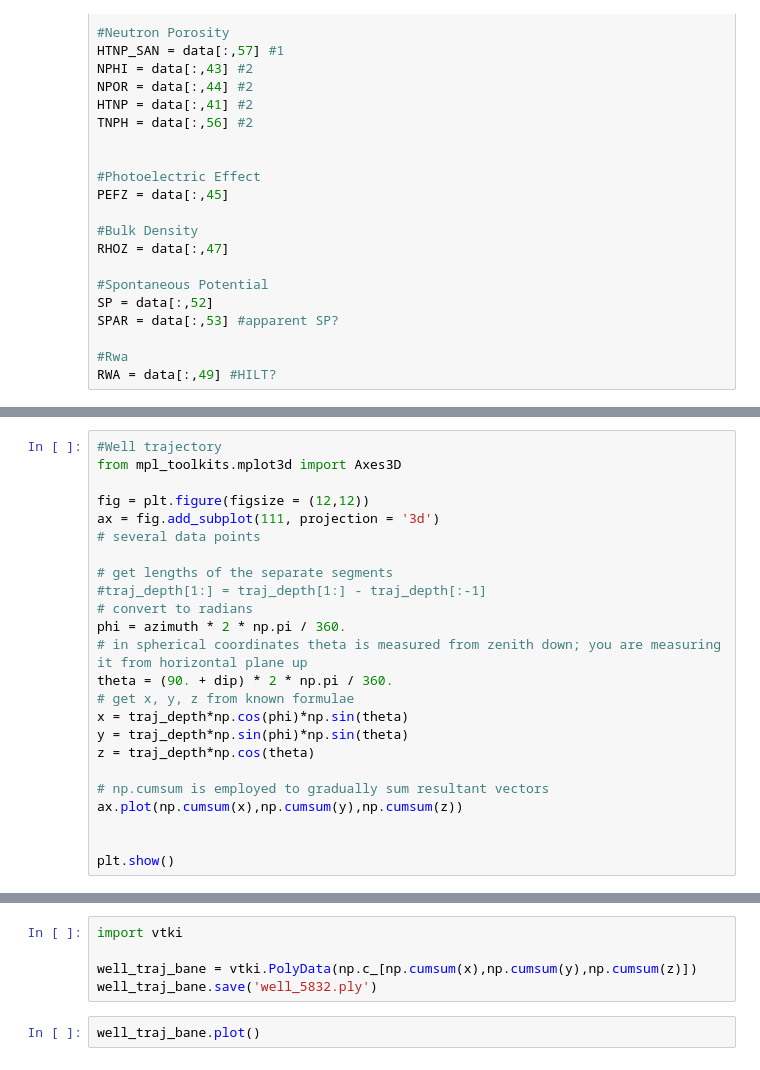
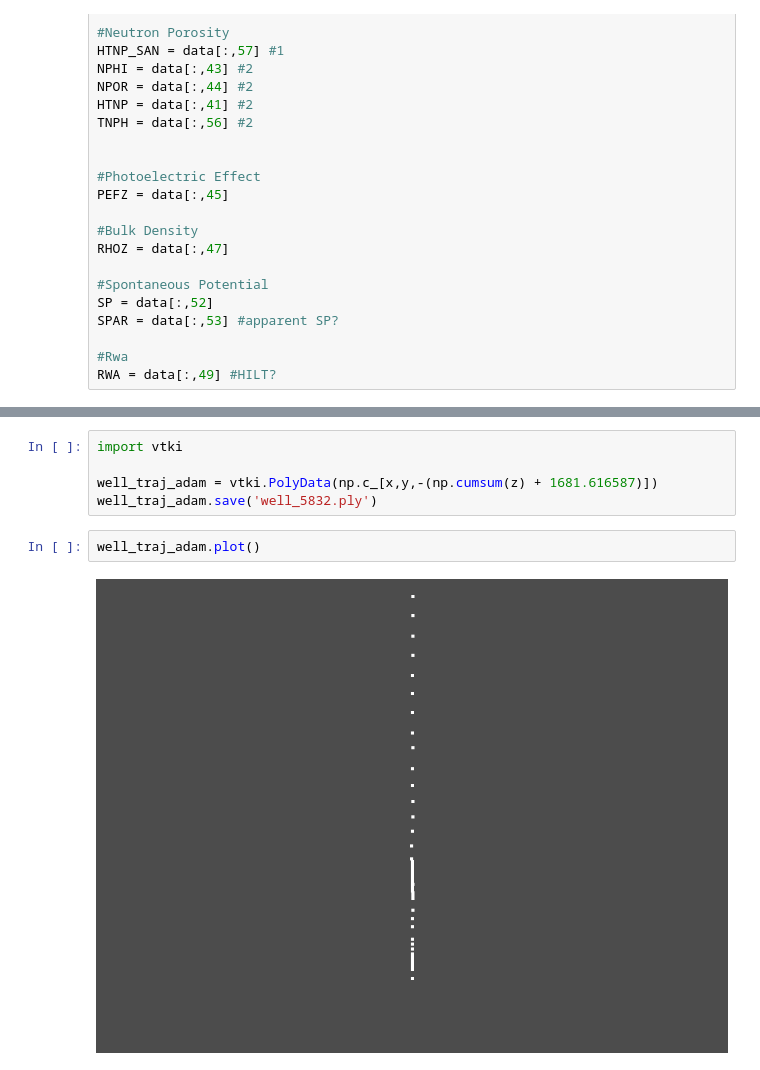
Before and after one commit to OpenGeoVis/GeothermalDesignChallenge, a Jupyter notebook: codebooks/well_data/58-32/58-32.ipynb, the cells around one changed output, grey strips where cells are left out. Drawn from its saved outputs; the diff is of its cells as text.

```diff
--- a/codebooks/well_data/58-32/58-32.ipynb
+++ b/codebooks/well_data/58-32/58-32.ipynb
@@ -122,24 +167,0 @@ print(azimuth)
-# %%
-#Well trajectory
-from mpl_toolkits.mplot3d import Axes3D
-
-fig = plt.figure(figsize = (12,12))
-ax = fig.add_subplot(111, projection = '3d')
-# several data points
-
-# get lengths of the separate segments
-#traj_depth[1:] = traj_depth[1:] - traj_depth[:-1]
-# convert to radians
-phi = azimuth * 2 * np.pi / 360.
-# in spherical coordinates theta is measured from zenith down; you are measuring it from horizontal plane up
-theta = (90. + dip) * 2 * np.pi / 360.
-# get x, y, z from known formulae
-x = traj_depth*np.cos(phi)*np.sin(theta)
-y = traj_depth*np.sin(phi)*np.sin(theta)
-z = traj_depth*np.cos(theta)
-
-# np.cumsum is employed to gradually sum resultant vectors
-ax.plot(np.cumsum(x),np.cumsum(y),np.cumsum(z))
-
-
-plt.show()
@@ -146,10 +190,12 @@ plt.show()
 # %%
 import vtki
 
-well_traj_bane = vtki.PolyData(np.c_[np.cumsum(x),np.cumsum(y),np.cumsum(z)])
-well_traj_bane.save('well_5832.ply')
+well_traj_adam = vtki.PolyData(np.c_[x,y,-(np.cumsum(z) + 1681.616587)])
+well_traj_adam.save('well_5832.ply')
 # %%
-well_traj_bane.plot()
+well_traj_adam.plot()
+# %% [output]
+[figure, added]
 # %%
 ##Density Log
 
```
Also changed, not shown: parts of 11 cells of this notebook, 7 other files.
